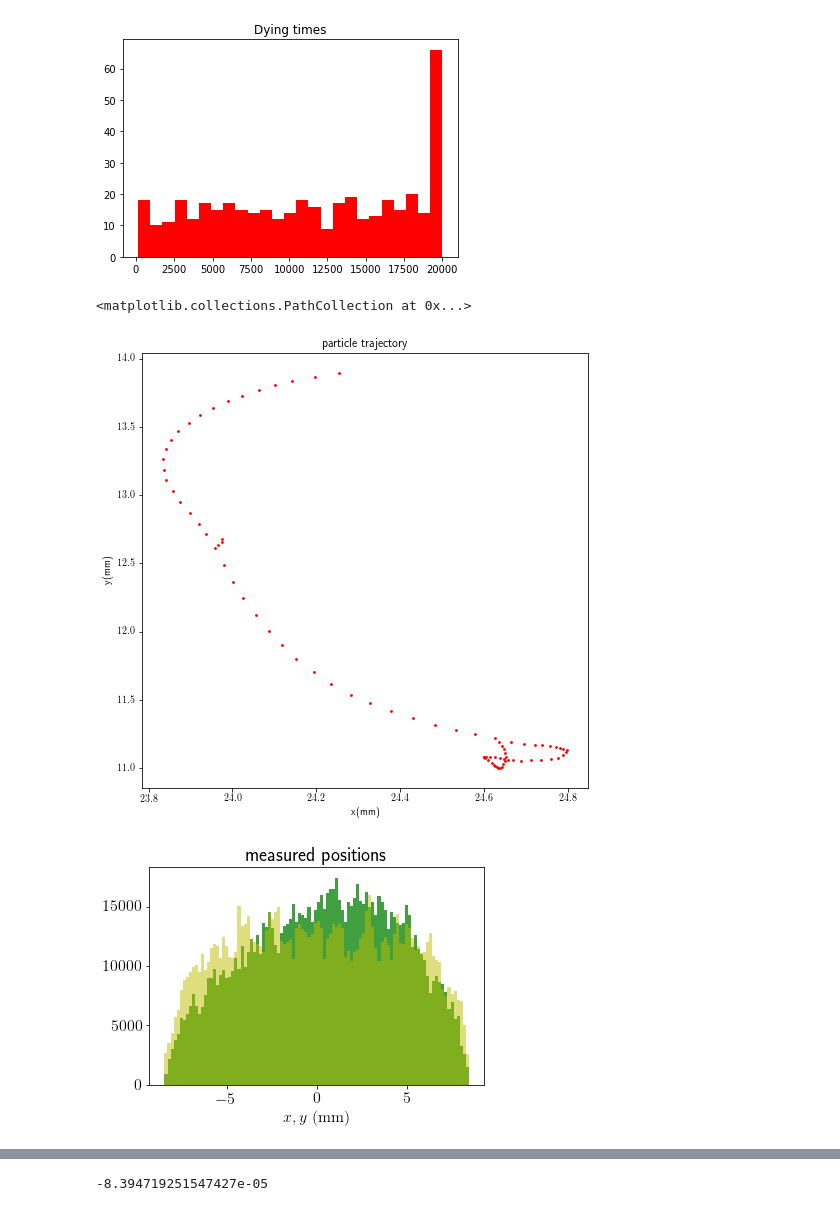
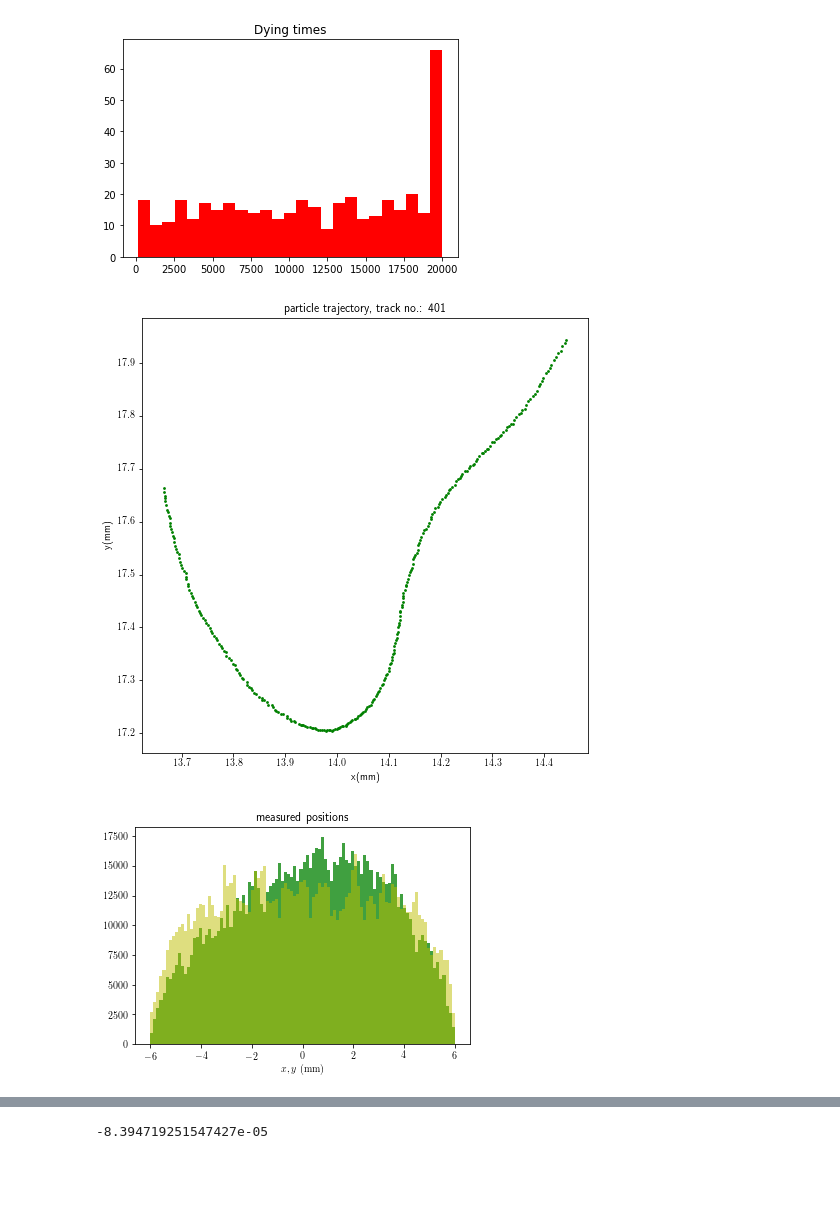
Before and after one commit to fvegar/Tracks, a Jupyter notebook: tracks_processing.ipynb, the cells around one changed output, grey strips where cells are left out. Cells and saved outputs as stored; diff of their text form; code cells hidden in the pictures; blank space fills up the shorter version.

```diff
--- a/tracks_processing.ipynb
+++ b/tracks_processing.ipynb
@@ -5,23 +5,3 @@
 ## _Import of python libraries used within the code_
 
 ### <font color ='gray'> load both code cells  </font>
-# %%
-import numpy as np # loads fast array library, with vectorial operations features (np)
-import pandas as pd # loads tables library (pd)
-import matplotlib.pyplot as plt # loads plotting library (plt)
-import matplotlib.colors as mcolors # loads color module for plotting
-
-from matplotlib import rc # loads formatting options
-rc('text', usetex=True) # Uses TeX coding for all texts, including those in plots
-plt.rcParams['font.size'] = 16 # defines base font size
-
-import scipy.constants as ct # imports mathematical and physical constants library
-
-import ipywidgets # this is for interactive notebooks (not used yet)
-
-#%matplotlib --list # display available back-end list for plotting
-
-import subprocess # these 2 lines below load OS functionality
-import sys
-
-from __future__ import print_function
@@ -123,9 +142,11 @@ tabla[(tabla.trajec==54)] # this code grammar select table rows corresponding to
 # %%
 # This function reads pickle binary file (.pkl) with trajectories
 def pickle_read(nombre):
-    global tabla
+    global tabla, Nframes
     # Read table in pickle format
     tabla = pd.read_pickle(nombre)
+    Nframes = np.max(tabla.frame)
+    print('Number of frames in the experiment: ', Nframes)
     Ntrajec_fake = np.max(tabla.trajec)
     print('FAKE number of trajectories (includes empty trajectories): ', Ntrajec_fake)
     return tabla
@@ -190,7 +211,7 @@ def table_adapt(tabla, empty_trajecs):
 def pickle_read_adapt(nombre):
     tabla = pickle_read(nombre)
     get_empty_trajecs(tabla)
-    table_adapt(tabla, empty_trajecs)
+    tabla = table_adapt(tabla, empty_trajecs)
     return tabla
 # %%
 # Read original table, save empty tracks indexes and re-order track indexes in the orig. table
@@ -460,27 +491,32 @@ plt.hist(t_last, nbins, color = 'r');
 points= plt.figure(5,figsize=(8,8))
 
 #size = 10
-jump = 10
+jump = 1
 
-i_trajec = 45
+i_trajec = 401
 
-plt.title('particle trajectory')
+plt.title('particle trajectory, track no.: '+str(i_trajec))
 #plt.xlim((-size*0.5,size*0.5))
 #plt.ylim((-size*0.5,size*0.5))
 
+xt = rtabla[(rtabla.trajec==i_trajec)].x
+yt = rtabla[(rtabla.trajec==i_trajec)].y
+
 plt.xlabel('x(mm)')
 plt.ylabel('y(mm)')
-plt.scatter(x[i_trajec][::jump], y[i_trajec][::jump],
-            s=8, marker='o', c='r',edgecolors=None,linewidths=0)
+plt.scatter(xt[::jump], yt[::jump],
+            s=8, marker='o', c='g',edgecolors=None,linewidths=0)
+plt.savefig('track401.pdf')
 # %% [output]
-<matplotlib.collections.PathCollection at 0x...>
-[figure, old version]
+[figure, new version]
 # %%
-plt.figure(6)
+fig=plt.figure(6)
+px_size = 72./fig.dpi
 plt.title('measured positions')
 plt.xlabel(r'$x, y~\mathrm{(mm)}$')
 plt.hist((tabla.x -x0)/px_size, 100, color='g', alpha=0.75);
 #plt.figure(3)
 plt.hist((tabla.y -y0)/px_size, 100, color='y', alpha=0.5);
+plt.savefig('xy_distr.pdf')
 # %% [output]
-[figure, old version]
+[figure, new version]
```
Also changed, not shown: parts of 34 cells of this notebook.
